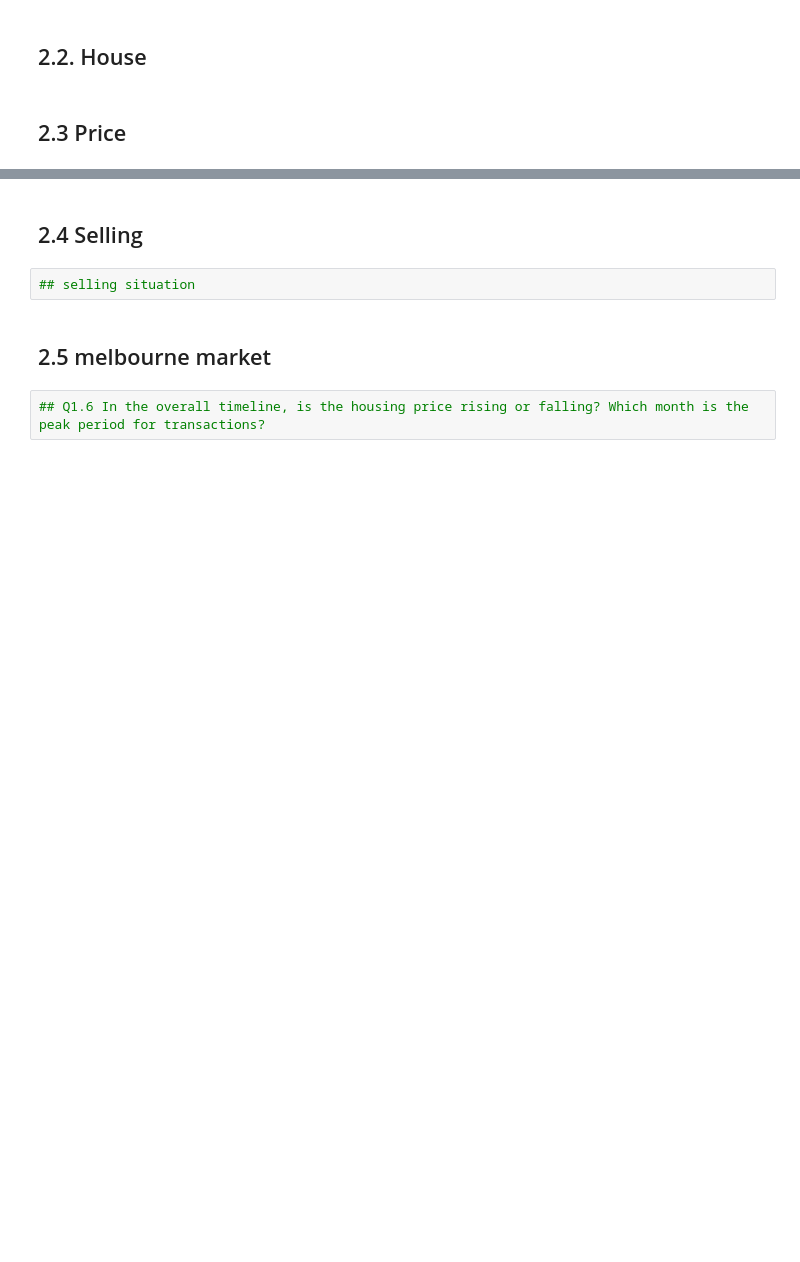
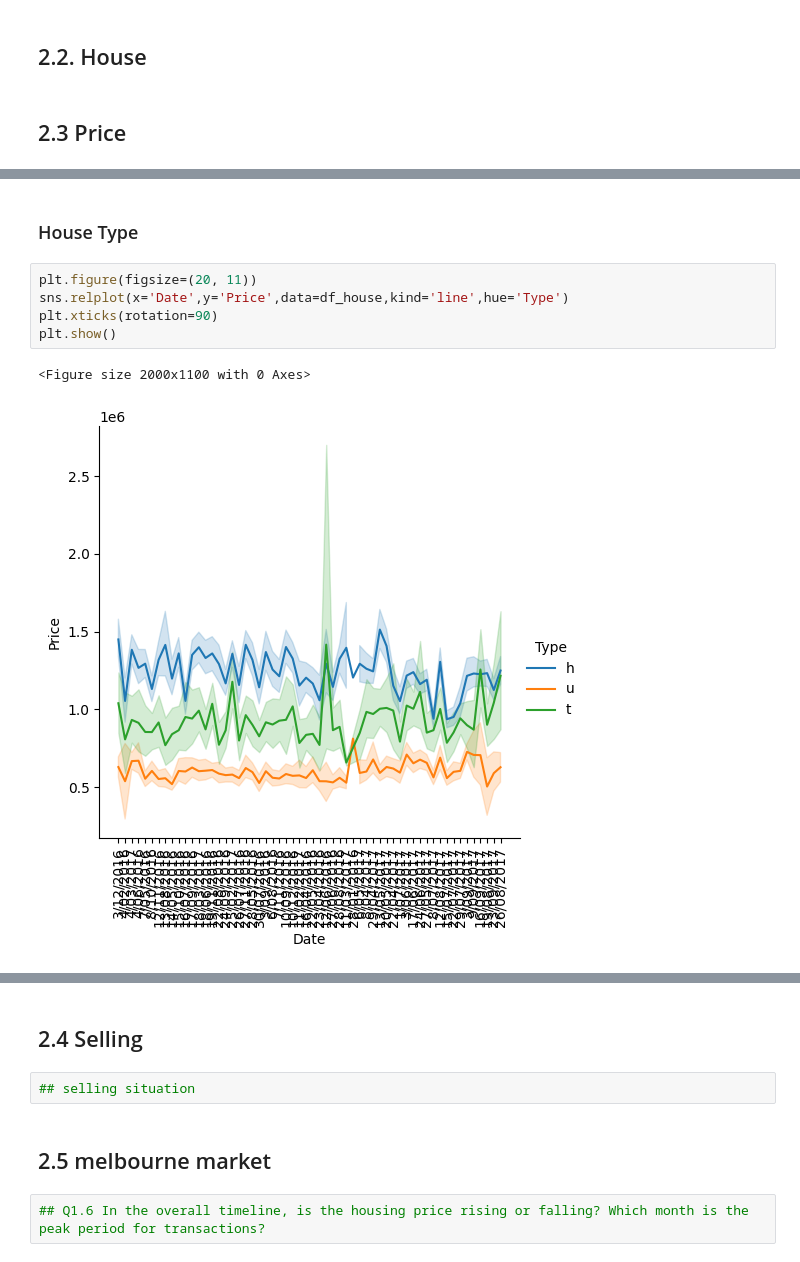
Before and after one commit to jingyun0312/Melbourne_house_1, a Jupyter notebook: mel_house.ipynb, the cells around one changed output, grey strips where cells are left out. Saved outputs shown, nothing was run; the diff lists cells and outputs as text; blank space fills up the shorter version.

```diff
--- a/mel_house.ipynb
+++ b/mel_house.ipynb
@@ -376,0 +389,10 @@ gdf.plot(ax=mel.plot(figsize=(10, 6)), marker='o', color='red', markersize=1, vm
+# %% [markdown]
+### House Type
+# %%
+plt.figure(figsize=(20, 11))
+sns.relplot(x='Date',y='Price',data=df_house,kind='line',hue='Type')
+plt.xticks(rotation=90)
+plt.show()
+# %% [output]
+<Figure size 2000x1100 with 0 Axes>
+[figure, added]
```
Also changed, not shown: parts of 10 cells of this notebook.
